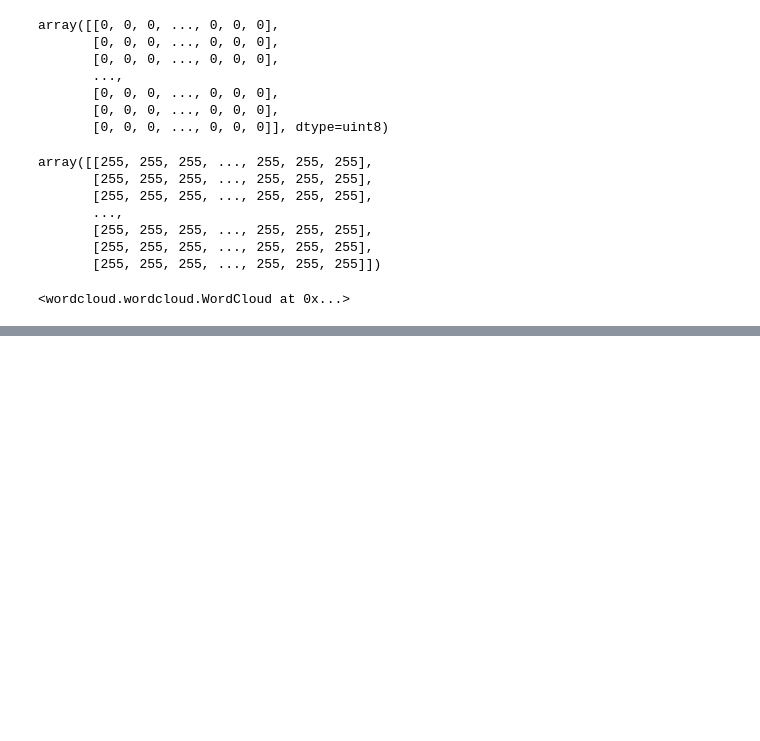
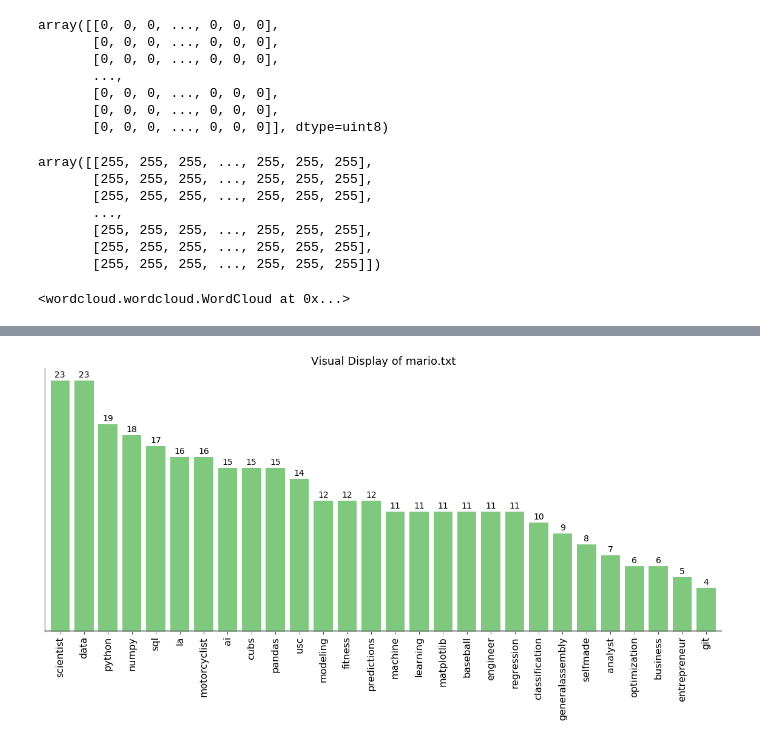
Before and after one commit to mariojrgithub/wordcloud_logo, a Jupyter notebook: logo.ipynb, the cells around one changed output, grey strips where cells are left out. Saved outputs shown, nothing was run; the diff lists cells and outputs as text; code cells hidden in the pictures; blank space fills up the shorter version.

```diff
--- a/logo.ipynb
+++ b/logo.ipynb
@@ -153,0 +242,22 @@ plt.show()
+# %%
+ax = word_df.plot(kind='bar', figsize=(20,8), width=0.8, colormap='Accent')
+
+ax.set_title("Visual Display of mario.txt", fontsize=18)
+
+ax.set_xticklabels(word_df.word.tolist(), fontsize=16)
+ax.spines['right'].set_visible(False)
+ax.spines['top'].set_visible(False)
+ax.spines['bottom'].set_visible(False)
+
+for p in ax.patches:
+    ax.annotate(np.round(p.get_height(), 2), (p.get_x() + p.get_width() / 2., p.get_height()), ha='center', va='center', xytext=(0, 10), textcoords='offset points', fontsize=14)
+
+ax.legend().set_visible(False)
+ax.get_yaxis().set_visible(False)
+
+# code to draw line at the bottom
+xmin, xmax = ax.get_xaxis().get_view_interval()
+ymin, ymax = ax.get_yaxis().get_view_interval()
+ax.add_artist(Line2D((xmin, xmax), (ymin, ymin), color='grey', linewidth=6, alpha=0.6));
+# %% [output]
+[figure, added]
```
Also changed, not shown: parts of 13 cells of this notebook.
